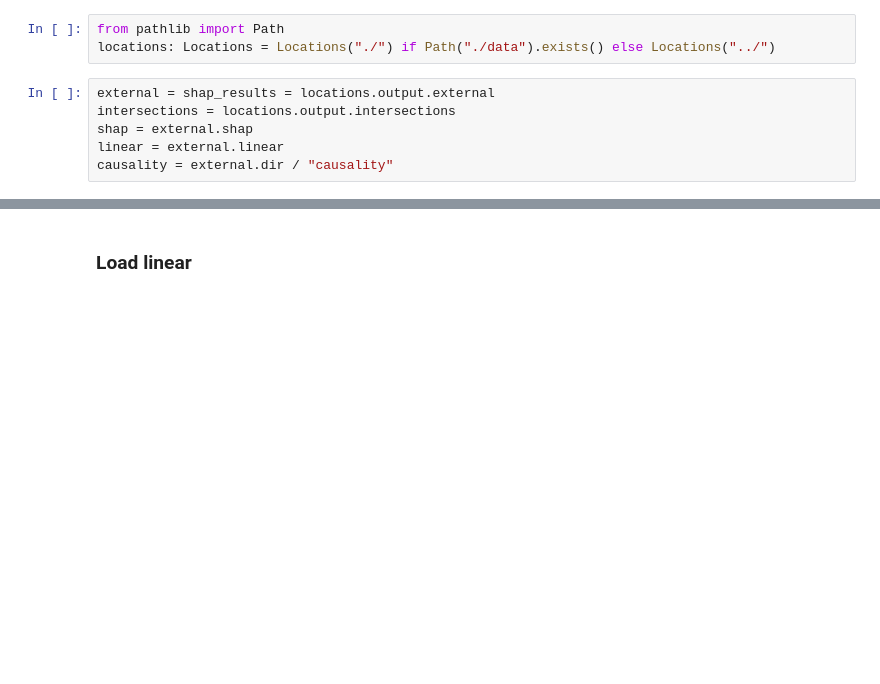
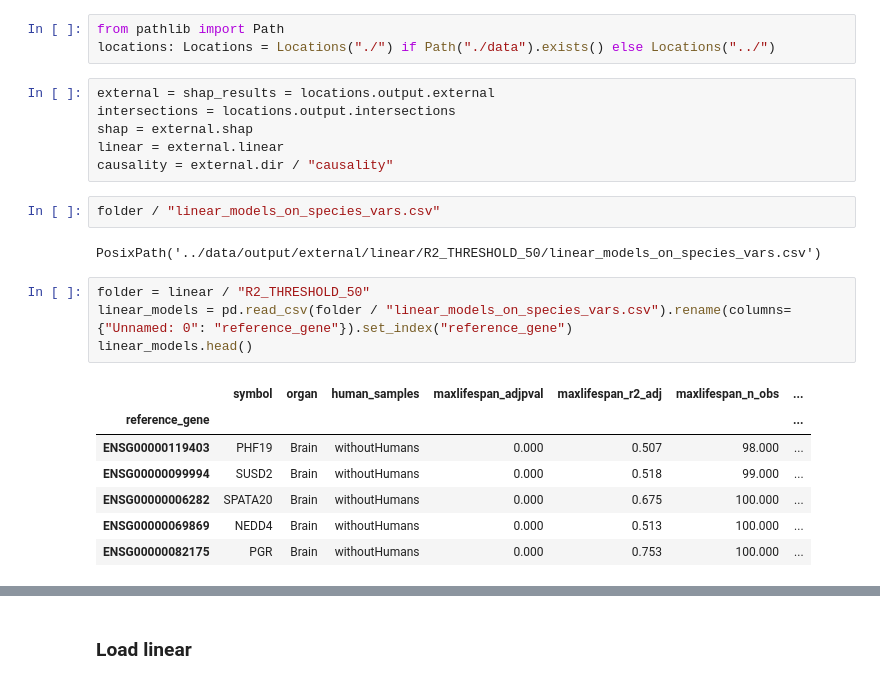
Before and after one commit to antonkulaga/yspecies, a Jupyter notebook: notebooks/results_intersections.ipynb, the cells around one changed output, grey strips where cells are left out. Cells and saved outputs as stored; diff of their text form; blank space fills up the shorter version.

```diff
--- a/notebooks/results_intersections.ipynb
+++ b/notebooks/results_intersections.ipynb
@@ -55,3 +54,19 @@ intersections = locations.output.intersections
 shap = external.shap
 linear = external.linear
 causality = external.dir / "causality"
+# %%
+folder / "linear_models_on_species_vars.csv"
+# %% [output]
+PosixPath('../data/output/external/linear/R2_THRESHOLD_50/linear_models_on_species_vars.csv')
+# %%
+folder = linear / "R2_THRESHOLD_50"
+linear_models = pd.read_csv(folder / "linear_models_on_species_vars.csv").rename(columns={"Unnamed: 0": "reference_gene"}).set_index("reference_gene")
+linear_models.head()
+# %% [output]
+|  | symbol | organ | human_samples | maxlifespan_adjpval | maxlifespan_r2_adj | maxlifespan_n_obs | ... |
+| reference_gene |  |  |  |  |  |  | ... |
+| ENSG00000119403 | PHF19 | Brain | withoutHumans | 0.000 | 0.507 | 98.000 | ... |
+| ENSG00000099994 | SUSD2 | Brain | withoutHumans | 0.000 | 0.518 | 99.000 | ... |
+| ENSG00000006282 | SPATA20 | Brain | withoutHumans | 0.000 | 0.675 | 100.000 | ... |
+| ENSG00000069869 | NEDD4 | Brain | withoutHumans | 0.000 | 0.513 | 100.000 | ... |
+| ENSG00000082175 | PGR | Brain | withoutHumans | 0.000 | 0.753 | 100.000 | ... |
```
Also changed, not shown: parts of 4 cells of this notebook, 4 other files.
